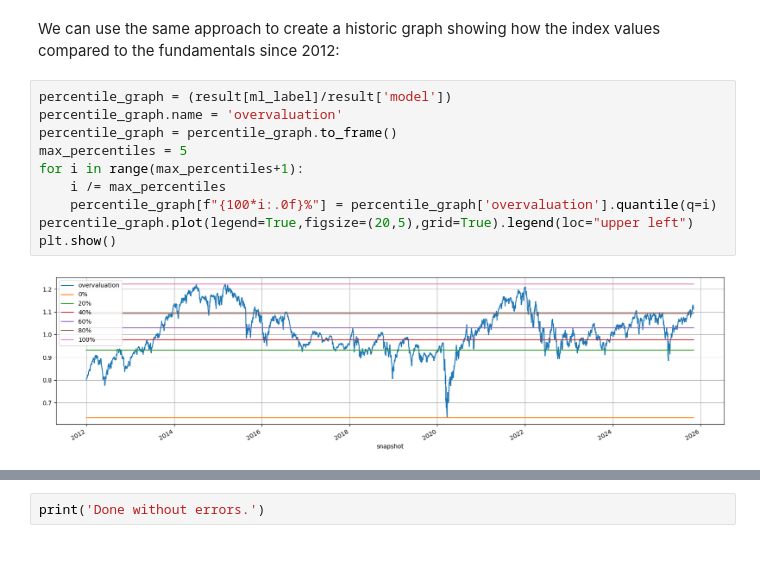
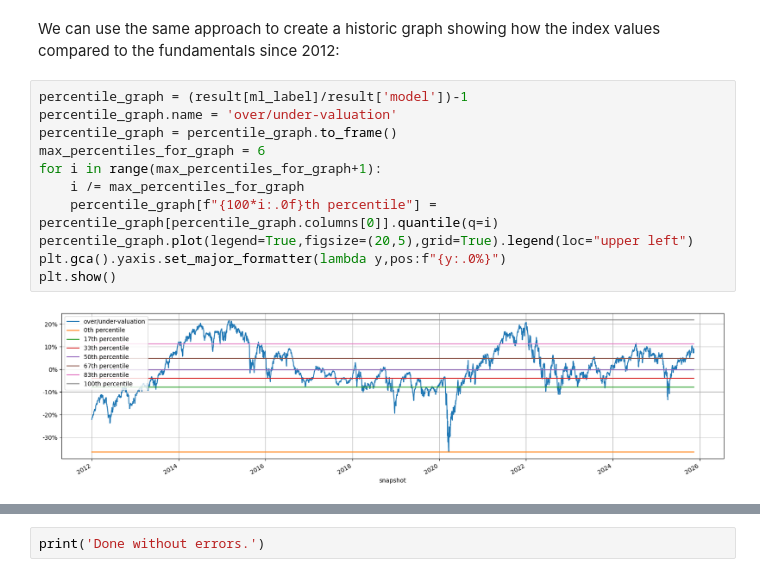
Before and after one commit to vladosht/fundamental-data, a Jupyter notebook: s-p-500-fundamental-data-model.ipynb, the cells around one changed output, grey strips where cells are left out. Drawn from its saved outputs; the diff is of its cells as text.

Commit message:
Kaggle Notebook | S&P 500 Fundamental Data Model | Version 35

```diff
--- a/s-p-500-fundamental-data-model.ipynb
+++ b/s-p-500-fundamental-data-model.ipynb
@@ -291,14 +277,15 @@ dtype: float64
 # %% [markdown]
 We can use the same approach to create a historic graph showing how the index values compared to the fundamentals since 2012:
 # %%
-percentile_graph = (result[ml_label]/result['model'])
-percentile_graph.name = 'overvaluation'
+percentile_graph = (result[ml_label]/result['model'])-1
+percentile_graph.name = 'over/under-valuation'
 percentile_graph = percentile_graph.to_frame()
-max_percentiles = 5
-for i in range(max_percentiles+1):
-    i /= max_percentiles
-    percentile_graph[f"{100*i:.0f}%"] = percentile_graph['overvaluation'].quantile(q=i)
+max_percentiles_for_graph = 6
+for i in range(max_percentiles_for_graph+1):
+    i /= max_percentiles_for_graph
+    percentile_graph[f"{100*i:.0f}th percentile"] = percentile_graph[percentile_graph.columns[0]].quantile(q=i)
 percentile_graph.plot(legend=True,figsize=(20,5),grid=True).legend(loc="upper left")
+plt.gca().yaxis.set_major_formatter(lambda y,pos:f"{y:.0%}")
 plt.show()
 # %% [output]
-[figure, old version]
+[figure, new version]
```
Also changed, not shown: parts of 18 cells of this notebook.
